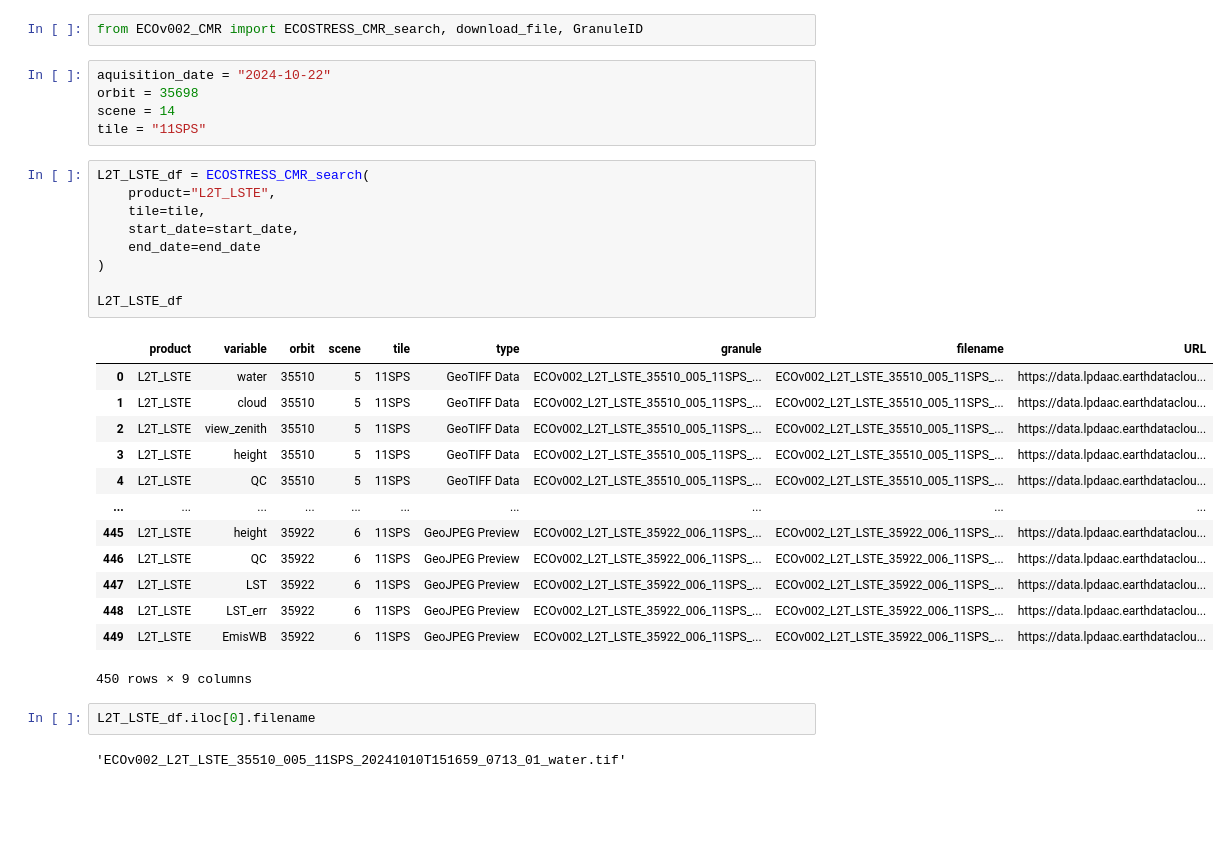
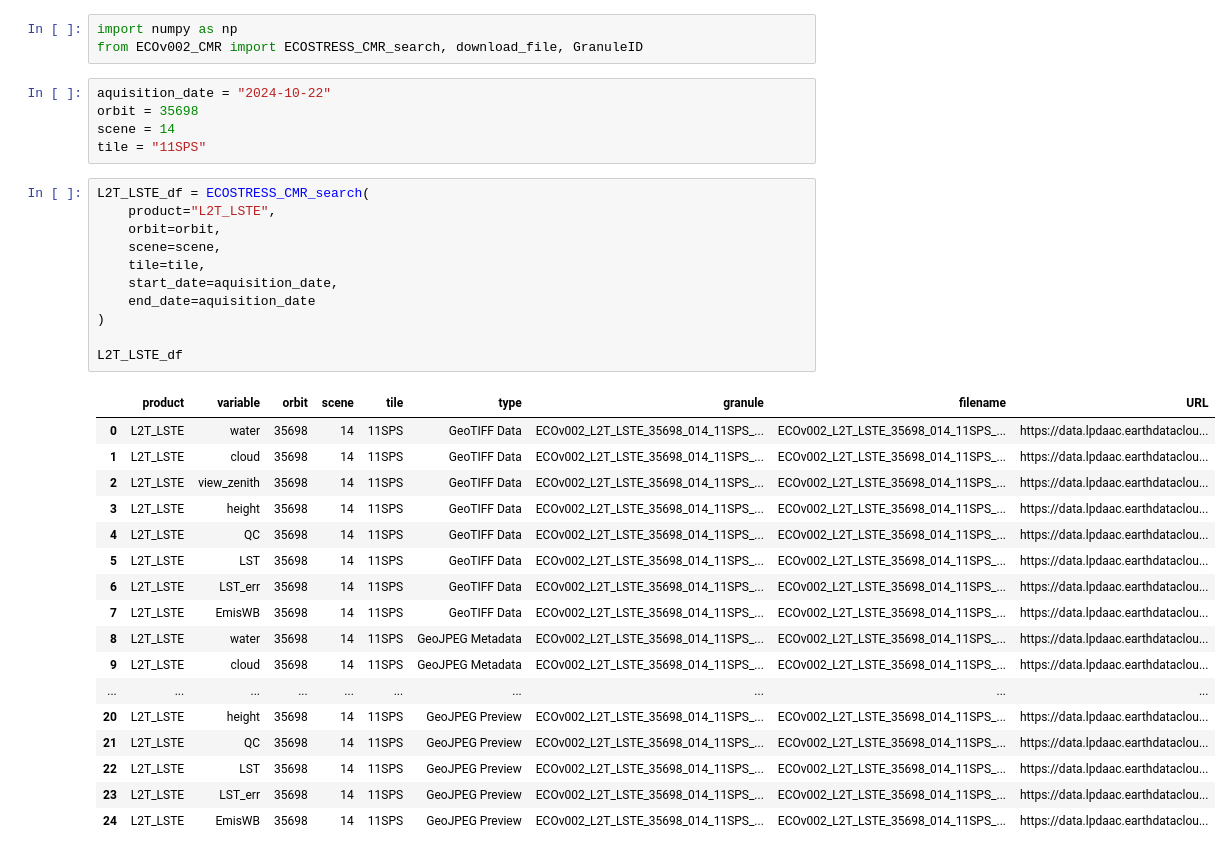
Before and after one commit to ECOSTRESS-Collection-2/ECOv002-CMR, a Jupyter notebook: ECOSTRESS Granule Download.ipynb, the cells around one changed output. Cells and saved outputs as stored; diff of their text form; blank space fills up the shorter version.

```diff
--- a/ECOSTRESS Granule Download.ipynb
+++ b/ECOSTRESS Granule Download.ipynb
@@ -1,4 +1,5 @@
 # %%
+import numpy as np
 from ECOv002_CMR import ECOSTRESS_CMR_search, download_file, GranuleID
 # %%
 aquisition_date = "2024-10-22"
@@ -8,27 +9,29 @@ tile = "11SPS"
 # %%
 L2T_LSTE_df = ECOSTRESS_CMR_search(
     product="L2T_LSTE",
+    orbit=orbit,
+    scene=scene,
     tile=tile,
-    start_date=start_date,
-    end_date=end_date
+    start_date=aquisition_date,
+    end_date=aquisition_date
 )
 
 L2T_LSTE_df
 # %% [output]
 |  | product | variable | orbit | scene | tile | type | granule | filename | URL |
-| 0 | L2T_LSTE | water | 35510 | 5 | 11SPS | GeoTIFF Data | ECOv002_L2T_LSTE_35510_005_11SPS_... | ECOv002_L2T_LSTE_35510_005_11SPS_... | https://data.lpdaac.earthdataclou... |
-| 1 | L2T_LSTE | cloud | 35510 | 5 | 11SPS | GeoTIFF Data | ECOv002_L2T_LSTE_35510_005_11SPS_... | ECOv002_L2T_LSTE_35510_005_11SPS_... | https://data.lpdaac.earthdataclou... |
-| 2 | L2T_LSTE | view_zenith | 35510 | 5 | 11SPS | GeoTIFF Data | ECOv002_L2T_LSTE_35510_005_11SPS_... | ECOv002_L2T_LSTE_35510_005_11SPS_... | https://data.lpdaac.earthdataclou... |
-| 3 | L2T_LSTE | height | 35510 | 5 | 11SPS | GeoTIFF Data | ECOv002_L2T_LSTE_35510_005_11SPS_... | ECOv002_L2T_LSTE_35510_005_11SPS_... | https://data.lpdaac.earthdataclou... |
-| 4 | L2T_LSTE | QC | 35510 | 5 | 11SPS | GeoTIFF Data | ECOv002_L2T_LSTE_35510_005_11SPS_... | ECOv002_L2T_LSTE_35510_005_11SPS_... | https://data.lpdaac.earthdataclou... |
+| 0 | L2T_LSTE | water | 35698 | 14 | 11SPS | GeoTIFF Data | ECOv002_L2T_LSTE_35698_014_11SPS_... | ECOv002_L2T_LSTE_35698_014_11SPS_... | https://data.lpdaac.earthdataclou... |
+| 1 | L2T_LSTE | cloud | 35698 | 14 | 11SPS | GeoTIFF Data | ECOv002_L2T_LSTE_35698_014_11SPS_... | ECOv002_L2T_LSTE_35698_014_11SPS_... | https://data.lpdaac.earthdataclou... |
+| 2 | L2T_LSTE | view_zenith | 35698 | 14 | 11SPS | GeoTIFF Data | ECOv002_L2T_LSTE_35698_014_11SPS_... | ECOv002_L2T_LSTE_35698_014_11SPS_... | https://data.lpdaac.earthdataclou... |
+| 3 | L2T_LSTE | height | 35698 | 14 | 11SPS | GeoTIFF Data | ECOv002_L2T_LSTE_35698_014_11SPS_... | ECOv002_L2T_LSTE_35698_014_11SPS_... | https://data.lpdaac.earthdataclou... |
+| 4 | L2T_LSTE | QC | 35698 | 14 | 11SPS | GeoTIFF Data | ECOv002_L2T_LSTE_35698_014_11SPS_... | ECOv002_L2T_LSTE_35698_014_11SPS_... | https://data.lpdaac.earthdataclou... |
+| 5 | L2T_LSTE | LST | 35698 | 14 | 11SPS | GeoTIFF Data | ECOv002_L2T_LSTE_35698_014_11SPS_... | ECOv002_L2T_LSTE_35698_014_11SPS_... | https://data.lpdaac.earthdataclou... |
+| 6 | L2T_LSTE | LST_err | 35698 | 14 | 11SPS | GeoTIFF Data | ECOv002_L2T_LSTE_35698_014_11SPS_... | ECOv002_L2T_LSTE_35698_014_11SPS_... | https://data.lpdaac.earthdataclou... |
+| 7 | L2T_LSTE | EmisWB | 35698 | 14 | 11SPS | GeoTIFF Data | ECOv002_L2T_LSTE_35698_014_11SPS_... | ECOv002_L2T_LSTE_35698_014_11SPS_... | https://data.lpdaac.earthdataclou... |
+| 8 | L2T_LSTE | water | 35698 | 14 | 11SPS | GeoJPEG Metadata | ECOv002_L2T_LSTE_35698_014_11SPS_... | ECOv002_L2T_LSTE_35698_014_11SPS_... | https://data.lpdaac.earthdataclou... |
+| 9 | L2T_LSTE | cloud | 35698 | 14 | 11SPS | GeoJPEG Metadata | ECOv002_L2T_LSTE_35698_014_11SPS_... | ECOv002_L2T_LSTE_35698_014_11SPS_... | https://data.lpdaac.earthdataclou... |
 | ... | ... | ... | ... | ... | ... | ... | ... | ... | ... |
-| 445 | L2T_LSTE | height | 35922 | 6 | 11SPS | GeoJPEG Preview | ECOv002_L2T_LSTE_35922_006_11SPS_... | ECOv002_L2T_LSTE_35922_006_11SPS_... | https://data.lpdaac.earthdataclou... |
-| 446 | L2T_LSTE | QC | 35922 | 6 | 11SPS | GeoJPEG Preview | ECOv002_L2T_LSTE_35922_006_11SPS_... | ECOv002_L2T_LSTE_35922_006_11SPS_... | https://data.lpdaac.earthdataclou... |
-| 447 | L2T_LSTE | LST | 35922 | 6 | 11SPS | GeoJPEG Preview | ECOv002_L2T_LSTE_35922_006_11SPS_... | ECOv002_L2T_LSTE_35922_006_11SPS_... | https://data.lpdaac.earthdataclou... |
-| 448 | L2T_LSTE | LST_err | 35922 | 6 | 11SPS | GeoJPEG Preview | ECOv002_L2T_LSTE_35922_006_11SPS_... | ECOv002_L2T_LSTE_35922_006_11SPS_... | https://data.lpdaac.earthdataclou... |
-| 449 | L2T_LSTE | EmisWB | 35922 | 6 | 11SPS | GeoJPEG Preview | ECOv002_L2T_LSTE_35922_006_11SPS_... | ECOv002_L2T_LSTE_35922_006_11SPS_... | https://data.lpdaac.earthdataclou... |
+| 20 | L2T_LSTE | height | 35698 | 14 | 11SPS | GeoJPEG Preview | ECOv002_L2T_LSTE_35698_014_11SPS_... | ECOv002_L2T_LSTE_35698_014_11SPS_... | https://data.lpdaac.earthdataclou... |
+| 21 | L2T_LSTE | QC | 35698 | 14 | 11SPS | GeoJPEG Preview | ECOv002_L2T_LSTE_35698_014_11SPS_... | ECOv002_L2T_LSTE_35698_014_11SPS_... | https://data.lpdaac.earthdataclou... |
+| 22 | L2T_LSTE | LST | 35698 | 14 | 11SPS | GeoJPEG Preview | ECOv002_L2T_LSTE_35698_014_11SPS_... | ECOv002_L2T_LSTE_35698_014_11SPS_... | https://data.lpdaac.earthdataclou... |
+| 23 | L2T_LSTE | LST_err | 35698 | 14 | 11SPS | GeoJPEG Preview | ECOv002_L2T_LSTE_35698_014_11SPS_... | ECOv002_L2T_LSTE_35698_014_11SPS_... | https://data.lpdaac.earthdataclou... |
+| 24 | L2T_LSTE | EmisWB | 35698 | 14 | 11SPS | GeoJPEG Preview | ECOv002_L2T_LSTE_35698_014_11SPS_... | ECOv002_L2T_LSTE_35698_014_11SPS_... | https://data.lpdaac.earthdataclou... |
-450 rows × 9 columns
-# %%
-L2T_LSTE_df.iloc[0].filename
-# %% [output]
-'ECOv002_L2T_LSTE_35510_005_11SPS_20241010T151659_0713_01_water.tif'
```
Also changed, not shown: parts of 7 cells of this notebook, 3 other files.
